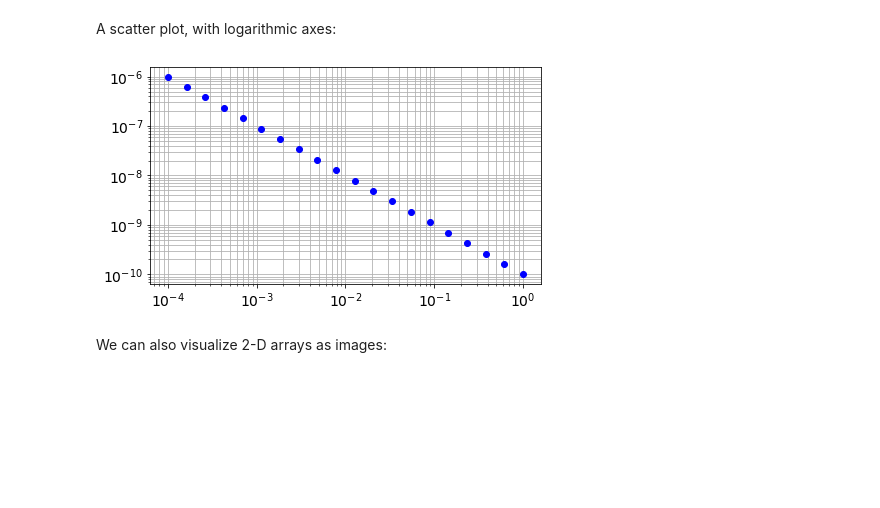
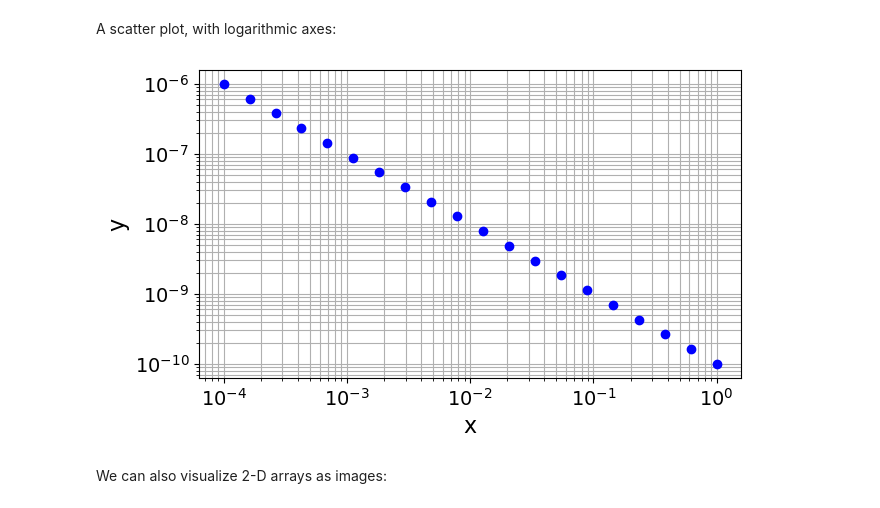
Before and after one commit to chr1shr/math514, a Jupyter notebook: tutorial/py_tutorial.ipynb, the cells around one changed output. Drawn from its saved outputs; the diff is of its cells as text; code cells hidden in the pictures; blank space fills up the shorter version.

```diff
--- a/tutorial/py_tutorial.ipynb
+++ b/tutorial/py_tutorial.ipynb
@@ -442,22 +457,26 @@ A scatter plot, with logarithmic axes:
 # %%
 h = np.logspace(-4, 0, 20) # 20 logarithmically spaced values from 10^-4 to 10^0
 y = 1e-10 * h**-1
 
 fig, ax = plt.subplots(1,1, figsize=(7,4))
 ax.scatter(h, y, marker='o', color='b', zorder=3) # higher z order places scatter on top.
+
+# set axis labels
+ax.set_xlabel("x", size=16)
+ax.set_ylabel("y", size=16)
 
 # set logarithmic scales on each axis:
 ax.set_xscale('log')
 ax.set_yscale('log')
 ax.grid(which='both') # use to turn on both major and minor grid lines.
 
 # a note: the minor grid may not display, if the major ticks jump more than one decade/
 # the grid would become too crowded.
 
 ax.tick_params(labelsize=14)
 plt.show()
 # %% [output]
-[figure, old version]
+[figure, new version]
 # %% [markdown]
 We can also visualize 2-D arrays as images:
 # %%
```
Also changed, not shown: parts of 34 cells of this notebook.
